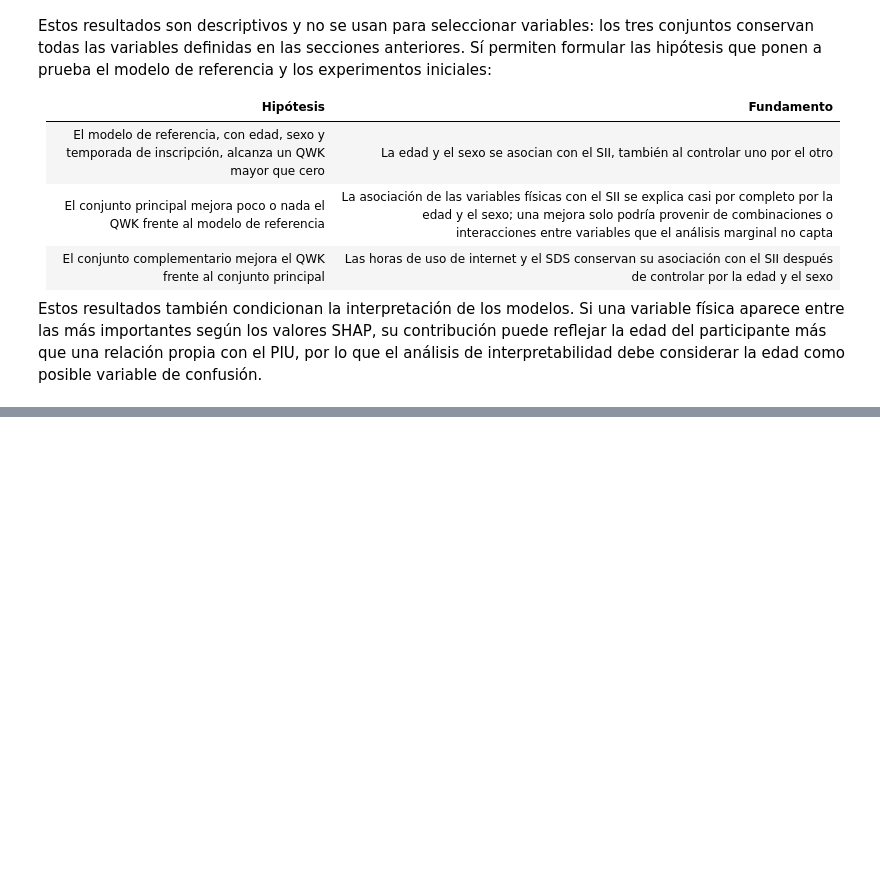
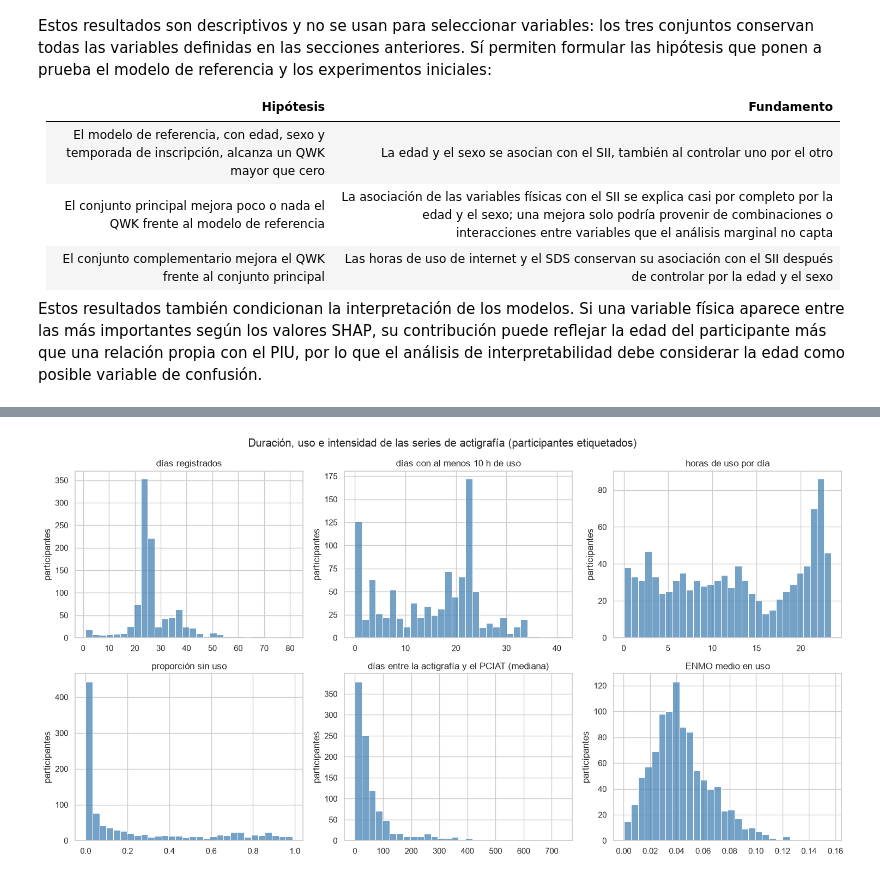
Before and after one commit to juanestebancg2806/piu-severity-prediction, a Jupyter notebook: notebooks/01_eda.ipynb, the cells around one changed output, grey strips where cells are left out. Cells and saved outputs as stored; diff of their text form; code cells hidden in the pictures; blank space fills up the shorter version.

```diff
--- a/notebooks/01_eda.ipynb
+++ b/notebooks/01_eda.ipynb
@@ -3275,0 +3298,18 @@ Estos resultados también condicionan la interpretación de los modelos. Si una
+# %%
+ids_actigrafia = list_actigraphy_ids()
+
+columnas_ejemplo = load_actigraphy(ids_actigrafia[0]).dtypes.rename("tipo").to_frame()
+columnas_ejemplo.index.name = "columna"
+display(columnas_ejemplo)
+
+con_serie = etiquetados_df["id"].isin(ids_actigrafia)
+
+pd.Series(
+    {
+        "participantes con serie": len(ids_actigrafia),
+        "de ellos, en el conjunto de entrenamiento": int(train["id"].isin(ids_actigrafia).sum()),
+        "de ellos, con SII": int(con_serie.sum()),
+        "% de los etiquetados con serie": round(100 * con_serie.mean(), 1),
+    },
+    name="conteo",
+)
@@ -3275,0 +3464,20 @@ Estos resultados también condicionan la interpretación de los modelos. Si una
+# %%
+variables_calidad = [
+    "recorded_days",
+    "valid_days",
+    "wear_hours_per_day",
+    "nonwear_fraction",
+    "median_days_from_pciat",
+    "enmo_wear_mean",
+]
+
+fig, axes = plt.subplots(2, 3, figsize=(15, 8))
+for ax, variable in zip(axes.flat, variables_calidad):
+    sns.histplot(resumen_actigrafia[variable].dropna(), bins=30, color="steelblue", ax=ax)
+    ax.set(xlabel="", ylabel="participantes", title=NOMBRES_ACTIGRAFIA[variable])
+fig.suptitle("Duración, uso e intensidad de las series de actigrafía (participantes etiquetados)")
+fig.tight_layout()
+save_figure(fig, "actigrafia_calidad", FIGURAS_EDA)
+plt.show()
+# %% [output]
+[figure, added]
```
Also changed, not shown: parts of 9 cells of this notebook, 3 other files.
